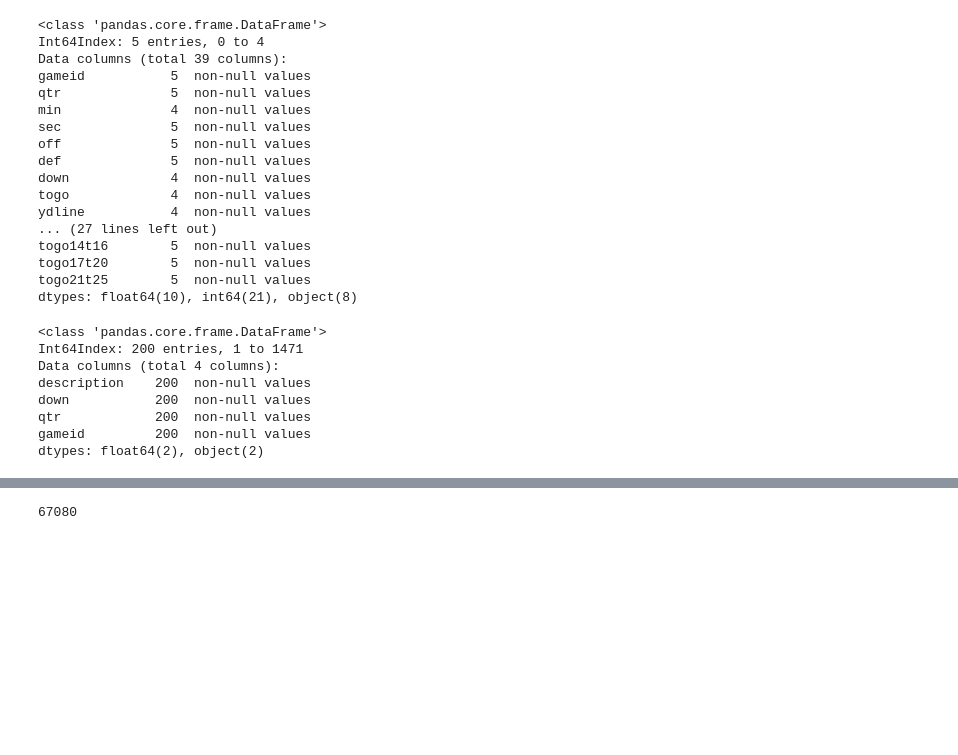
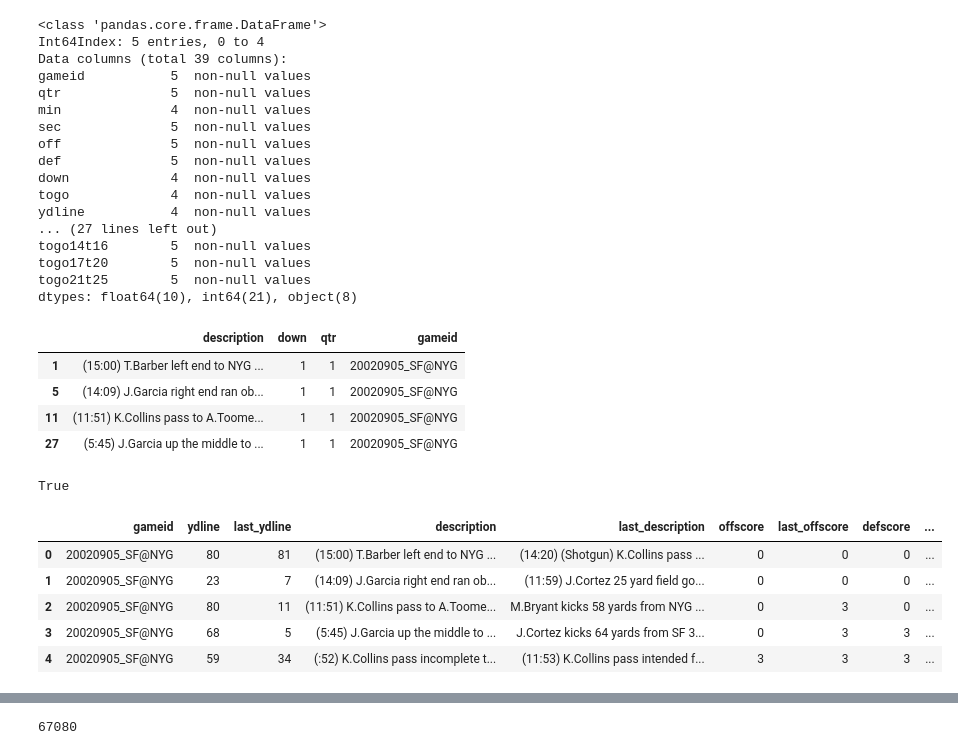
Before and after one commit to tomdawg86/Stat_222_NFL_Project, a Jupyter notebook: data_main.ipynb, the cells around one changed output, grey strips where cells are left out. Cells and saved outputs as stored; diff of their text form; code cells hidden in the pictures; blank space fills up the shorter version.

```diff
--- a/data_main.ipynb
+++ b/data_main.ipynb
@@ -227,13 +228,22 @@ down1 = down[down.down == 1]
 #quarter2 = shifted_data['lastqtr'] == 2
 #down1TF = down1.qtr.isin([3]) & down1.lastqtr.isin([2])
 #down1TF[down1TF == True]
-down1[['description', 'down', 'qtr', 'gameid']].head(200)
+down1[['description', 'down', 'qtr', 'gameid']].head(4)
 # %% [output]
-<class 'pandas.core.frame.DataFrame'>
-Int64Index: 200 entries, 1 to 1471
-Data columns (total 4 columns):
-description    200  non-null values
-down           200  non-null values
-qtr            200  non-null values
-gameid         200  non-null values
-dtypes: float64(2), object(2)
+|  | description | down | qtr | gameid |
+| 1 | (15:00) T.Barber left end to NYG ... | 1 | 1 | 20020905_SF@NYG |
+| 5 | (14:09) J.Garcia right end ran ob... | 1 | 1 | 20020905_SF@NYG |
+| 11 | (11:51) K.Collins pass to A.Toome... | 1 | 1 | 20020905_SF@NYG |
+| 27 | (5:45) J.Garcia up the middle to ... | 1 | 1 | 20020905_SF@NYG |
+# %%
+firstPlay = down1.index.values
+firstPlay = np.array(firstPlay)
+lastPlay = firstPlay - 1
+lastPlay1 = lastPlay[1:len(lastPlay)]
+lastPlay2 = np.append(lastPlay1, (len(pbp_data)-1))
+lastPlays = pbp_data.ix[lastPlay2]
+#firstPlay[0:10]
+#lastPlays[['description', 'down']].head()
+len(down1) ==len(lastPlays)
+# %% [output]
+True
@@ -239,0 +256,10 @@ dtypes: float64(2), object(2)
+# %%
+driveByDrive['pointsScored'] = driveByDrive['last_offscore'] - driveByDrive['offscore']
+driveByDrive.ix[:,[0,8,81,9,82,10,83,11,84,109]].head()
+# %% [output]
+|  | gameid | ydline | last_ydline | description | last_description | offscore | last_offscore | defscore | ... |
+| 0 | 20020905_SF@NYG | 80 | 81 | (15:00) T.Barber left end to NYG ... | (14:20) (Shotgun) K.Collins pass ... | 0 | 0 | 0 | ... |
+| 1 | 20020905_SF@NYG | 23 | 7 | (14:09) J.Garcia right end ran ob... | (11:59) J.Cortez 25 yard field go... | 0 | 0 | 0 | ... |
+| 2 | 20020905_SF@NYG | 80 | 11 | (11:51) K.Collins pass to A.Toome... | M.Bryant kicks 58 yards from NYG ... | 0 | 3 | 0 | ... |
+| 3 | 20020905_SF@NYG | 68 | 5 | (5:45) J.Garcia up the middle to ... | J.Cortez kicks 64 yards from SF 3... | 0 | 3 | 3 | ... |
+| 4 | 20020905_SF@NYG | 59 | 34 | (:52) K.Collins pass incomplete t... | (11:53) K.Collins pass intended f... | 3 | 3 | 3 | ... |
```
Also changed, not shown: parts of 4 cells of this notebook.
